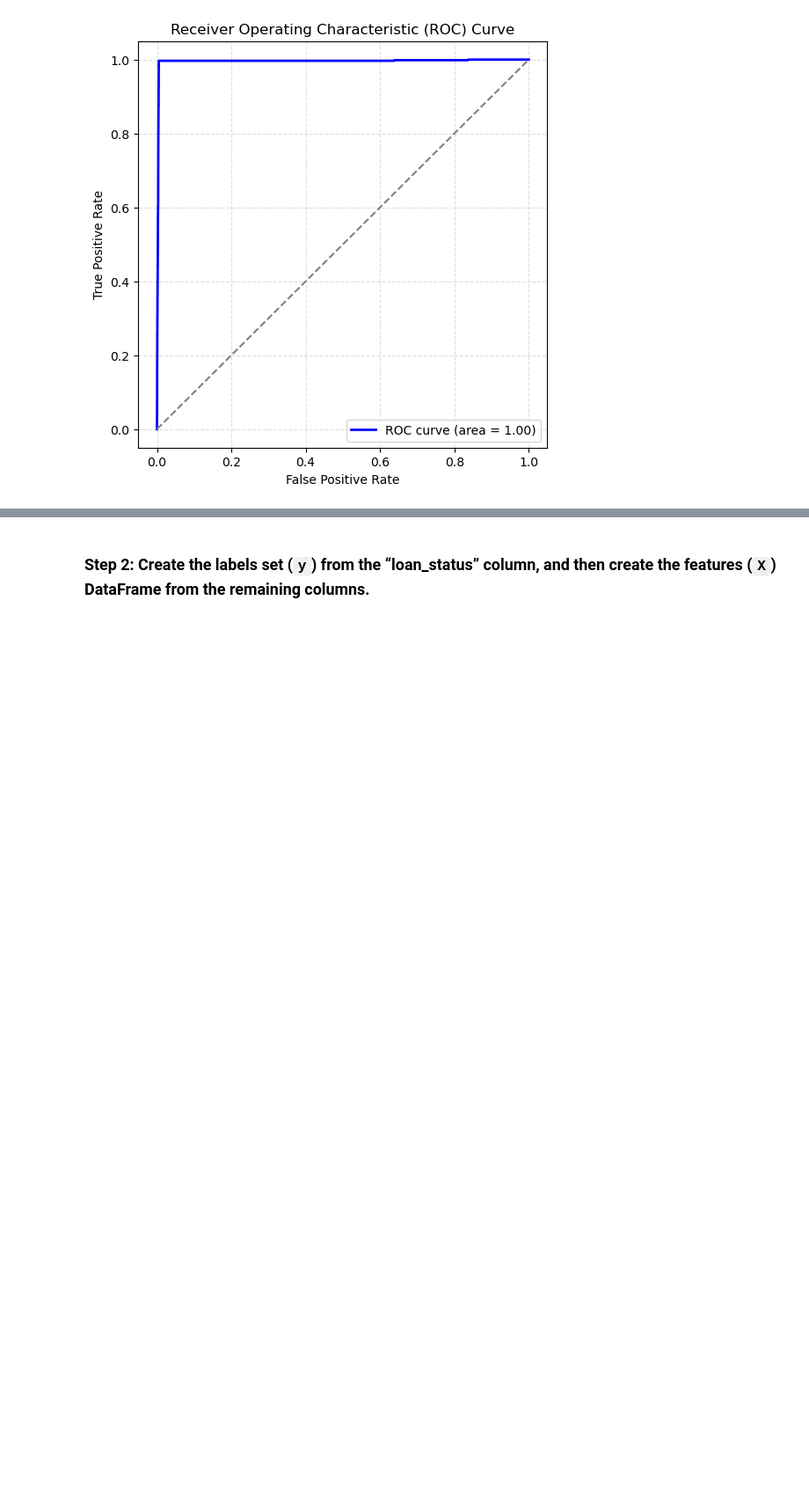
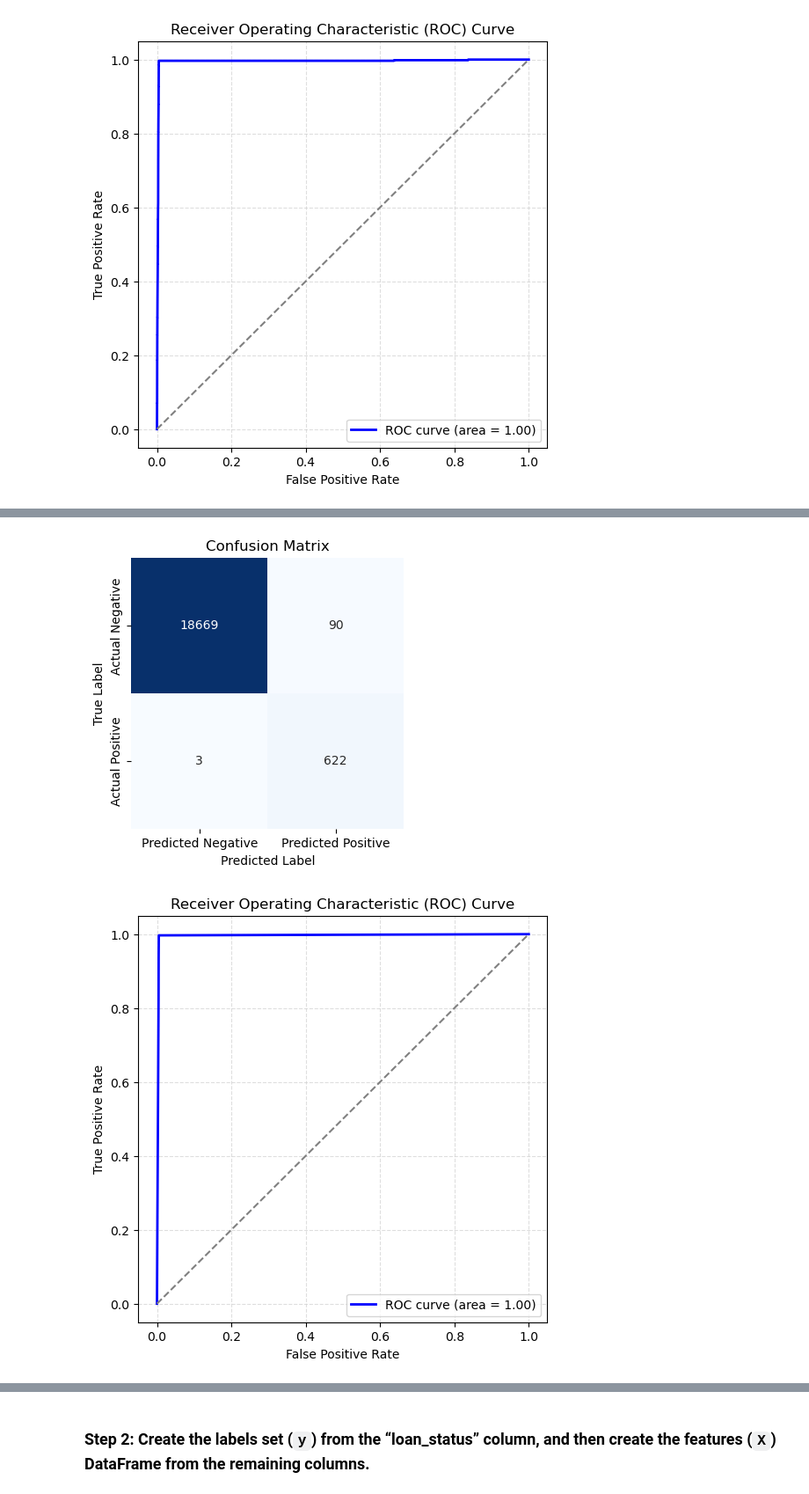
Before and after one commit to ajmonte0920/20_da_sep2024_hw_20_credit-risk-classification, a Jupyter notebook: Credit_Risk/credit_risk_classification.ipynb, the cells around one changed output, grey strips where cells are left out. Shown: that part at 88% size. Cells and saved outputs as stored; diff of their text form; code cells hidden in the pictures; blank space fills up the shorter version.

Commit message:
20_da_sep2024_hw_20_credit-risk-classification

```diff
--- a/Credit_Risk/credit_risk_classification.ipynb
+++ b/Credit_Risk/credit_risk_classification.ipynb
@@ -362,3 +362,10 @@ TRAIN METRICS
 weighted avg       1.00      1.00      1.00     19384
 [figure]
 [figure]
+# %%
+# Step 2: Init the Model
+knn = KNeighborsClassifier(n_neighbors=25)
+
+# Do Machine Learning
+doClassification(knn, X_train, X_test, y_train, y_test)
+# %% [output]
@@ -364,0 +389,2 @@ weighted avg       1.00      1.00      1.00     19384
+[figure, added]
+[figure, added]
```
Also changed, not shown: parts of 12 cells of this notebook, 1 other file.
